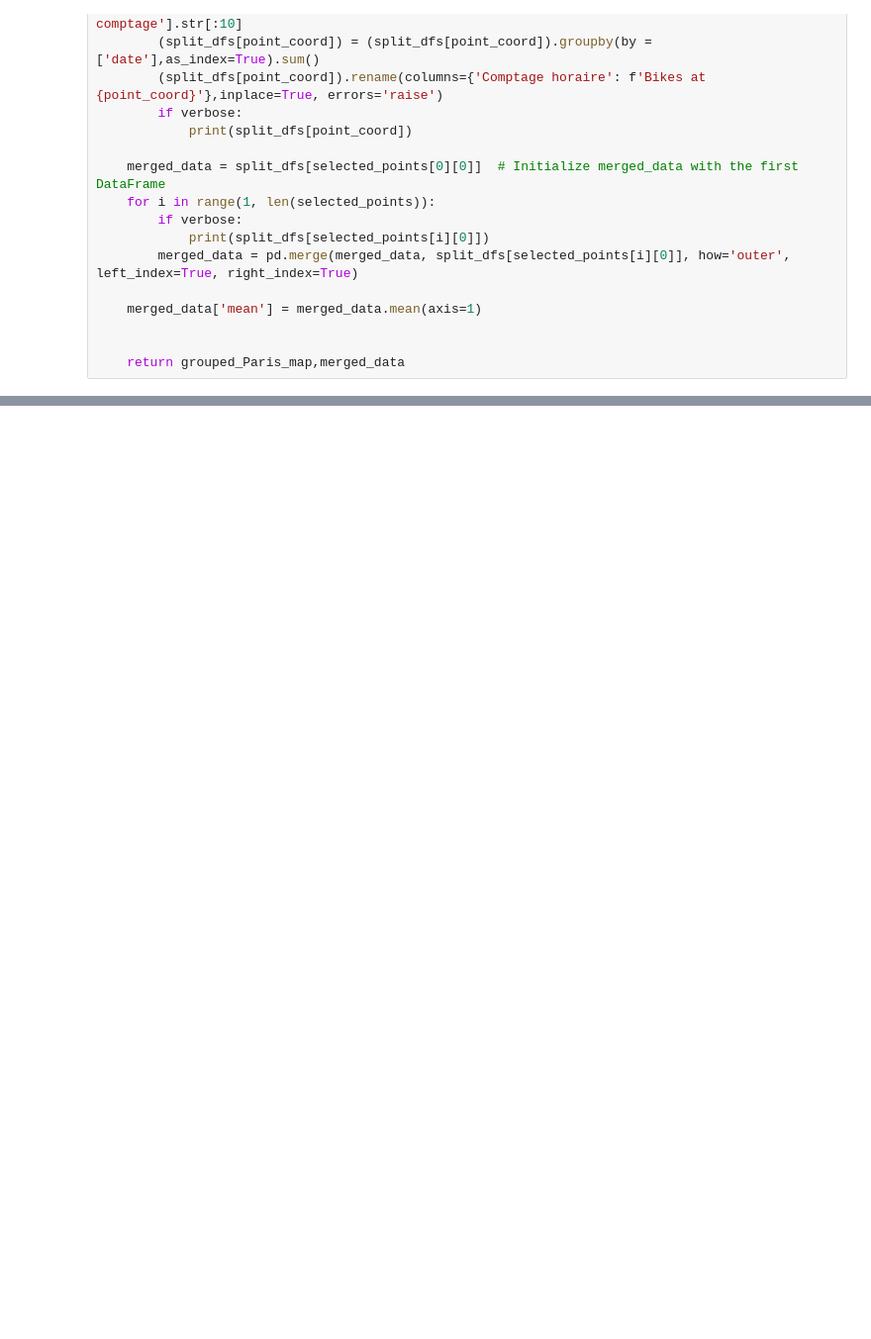
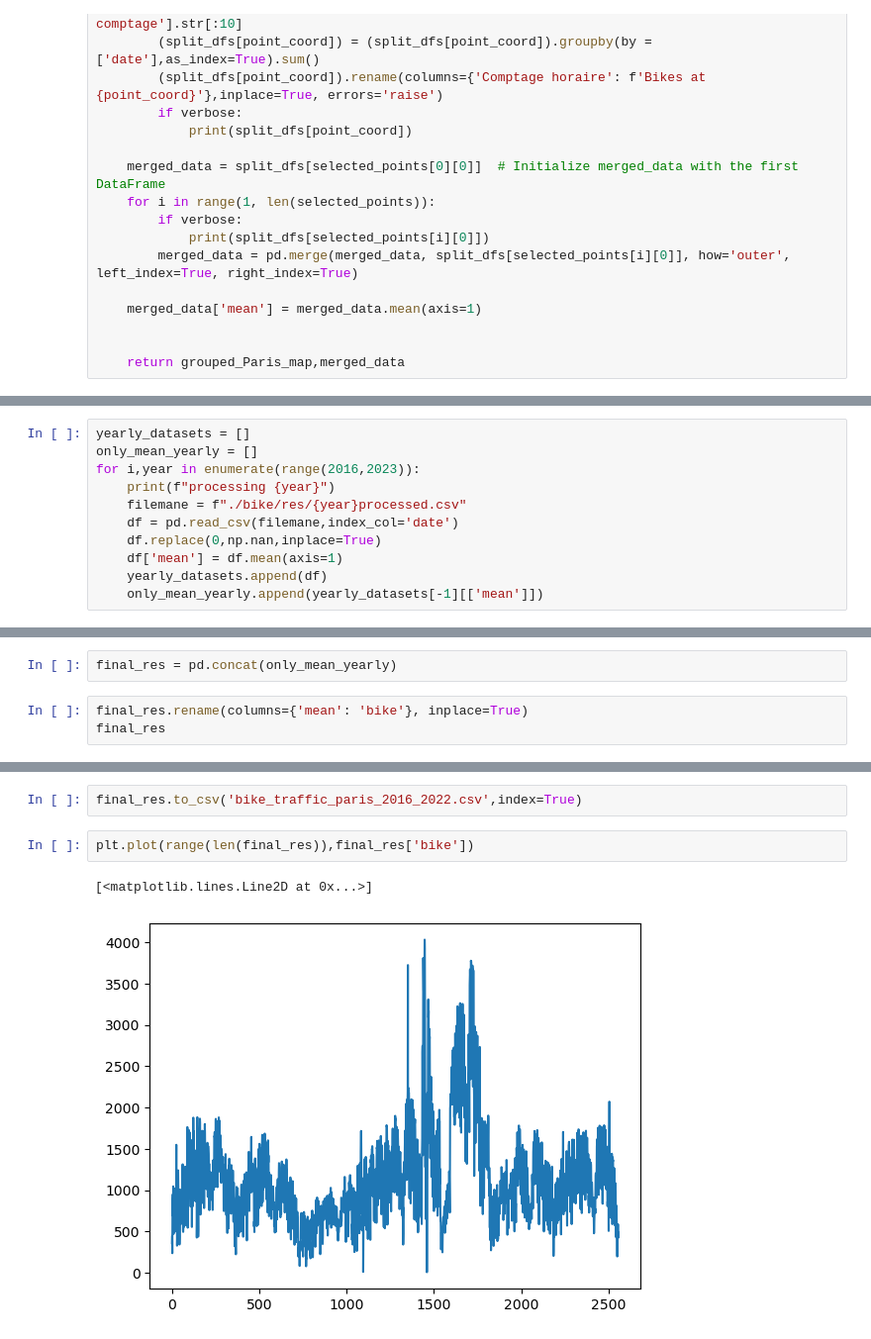
Before and after one commit to ML-Romain-Octave-Ruben/datasets, a Jupyter notebook: Bike data preparation.ipynb, the cells around one changed output, grey strips where cells are left out. Shown at 99% size. Cells and saved outputs as stored; diff of their text form; blank space fills up the shorter version.

```diff
--- a/Bike data preparation.ipynb
+++ b/Bike data preparation.ipynb
@@ -391,0 +414,11 @@ We can notice the impact of Covid 2019!
+# %%
+yearly_datasets = []
+only_mean_yearly = []
+for i,year in enumerate(range(2016,2023)):
+    print(f"processing {year}")
+    filemane = f"./bike/res/{year}processed.csv"
+    df = pd.read_csv(filemane,index_col='date')
+    df.replace(0,np.nan,inplace=True)
+    df['mean'] = df.mean(axis=1)
+    yearly_datasets.append(df)
+    only_mean_yearly.append(yearly_datasets[-1][['mean']])
@@ -391,0 +433,5 @@ We can notice the impact of Covid 2019!
+# %%
+final_res = pd.concat(only_mean_yearly)
+# %%
+final_res.rename(columns={'mean': 'bike'}, inplace=True)
+final_res
@@ -391,0 +453,7 @@ We can notice the impact of Covid 2019!
+# %%
+final_res.to_csv('bike_traffic_paris_2016_2022.csv',index=True)
+# %%
+plt.plot(range(len(final_res)),final_res['bike'])
+# %% [output]
+[<matplotlib.lines.Line2D at 0x...>]
+[figure, added]
```
Also changed, not shown: parts of 10 cells of this notebook, 3 other files.
